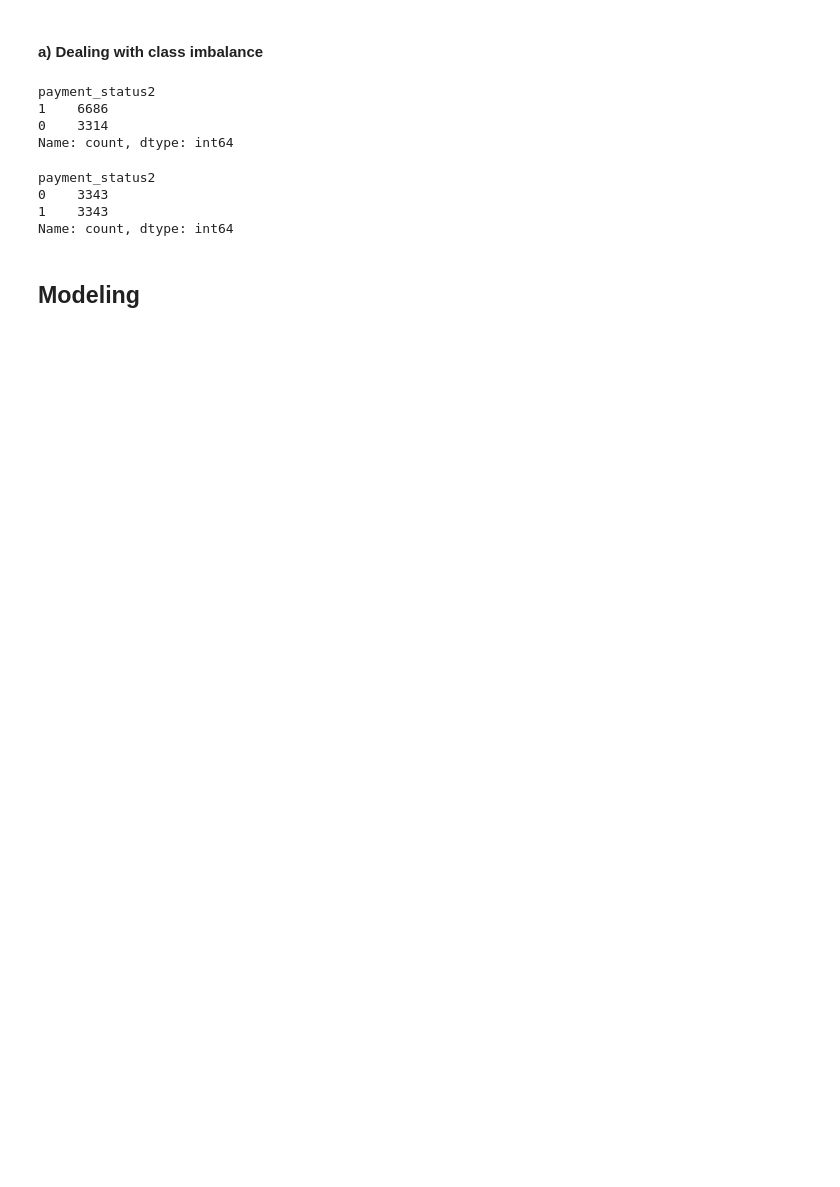
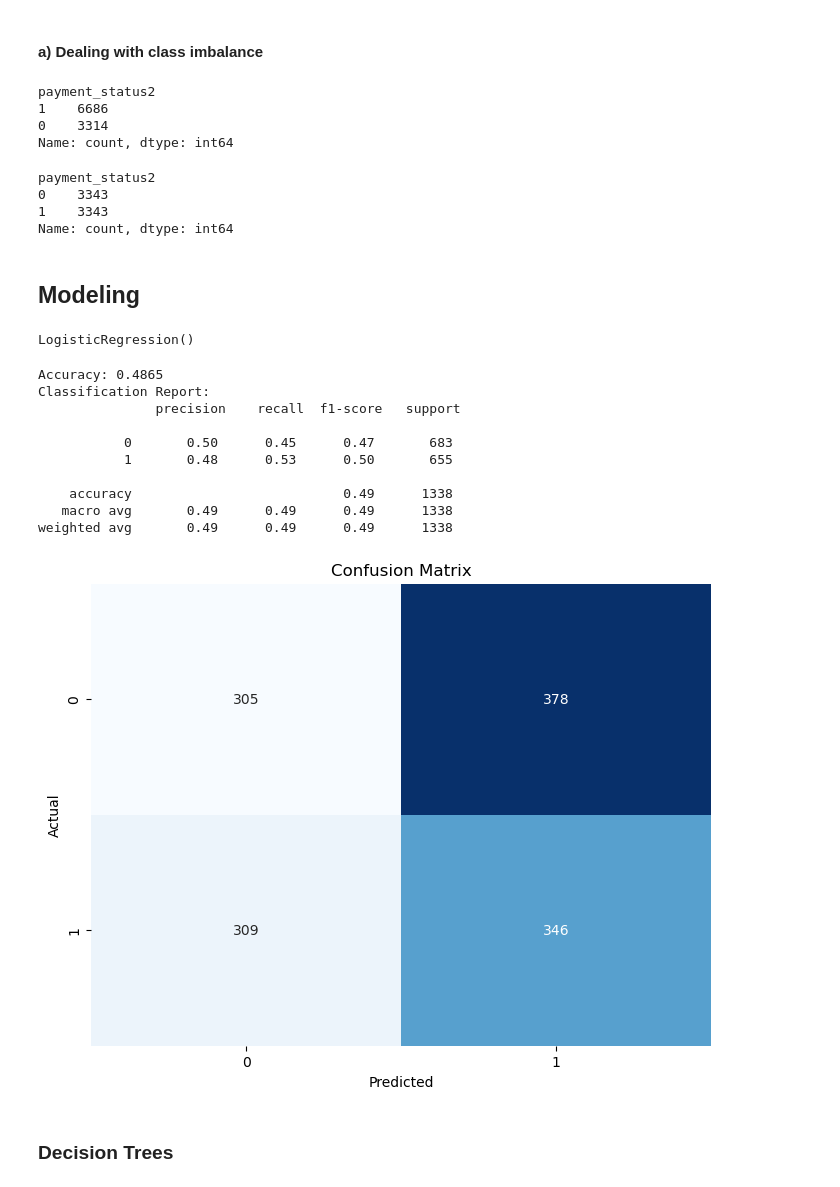
Before and after one commit to LEE-NANGI/caretaker-predictiveAnalysis, a Jupyter notebook: Untitled-1.ipynb, the cells around one changed output. Drawn from its saved outputs; the diff is of its cells as text; code cells hidden in the pictures; blank space fills up the shorter version.

Commit message:
modelling

```diff
--- a/Untitled-1.ipynb
+++ b/Untitled-1.ipynb
@@ -443,3 +436,60 @@ payment_status2
 Name: count, dtype: int64
 # %% [markdown]
 ## Modeling
+# %%
+from sklearn.feature_selection import RFE
+from sklearn.linear_model import LogisticRegression
+from sklearn.model_selection import train_test_split
+from sklearn.preprocessing import StandardScaler
+
+# Splitting the data into training and test sets
+X_train, X_test, y_train, y_test = train_test_split(X_balanced, y_balanced, test_size=0.2, random_state=42)
+
+# Standardizing the features using StandardScaler
+scaler = StandardScaler()
+X_train_scaled = scaler.fit_transform(X_train)
+X_test_scaled = scaler.transform(X_test)
+
+# Applying Recursive Feature Elimination (RFE)
+logreg = LogisticRegression()
+
+logreg.fit(X_train_scaled, y_train)
+# %% [output]
+LogisticRegression()
+# %%
+from sklearn.metrics import accuracy_score, classification_report, confusion_matrix
+
+# Predict on the test set
+y_pred = logreg.predict(X_test_scaled)
+
+# Check the evaluation metrics
+# Calculate accuracy
+accuracy = accuracy_score(y_test, y_pred)
+print(f"Accuracy: {accuracy:.4f}")
+
+# Generate classification report
+class_report = classification_report(y_test, y_pred)
+print("Classification Report:\n", class_report)
+
+# Generate confusion matrix
+conf_matrix = confusion_matrix(y_test, y_pred)
+plt.figure(figsize=(8, 6))
+sns.heatmap(conf_matrix, annot=True, fmt='d', cmap='Blues', cbar=False)
+plt.xlabel('Predicted')
+plt.ylabel('Actual')
+plt.title('Confusion Matrix')
+plt.show()
+# %% [output]
+Accuracy: 0.4865
+Classification Report:
+               precision    recall  f1-score   support
+
+           0       0.50      0.45      0.47       683
+           1       0.48      0.53      0.50       655
+
+    accuracy                           0.49      1338
+   macro avg       0.49      0.49      0.49      1338
+weighted avg       0.49      0.49      0.49      1338
+[figure, added]
+# %% [markdown]
+### Decision Trees
```
Also changed, not shown: parts of 11 cells of this notebook, 1 other file.
